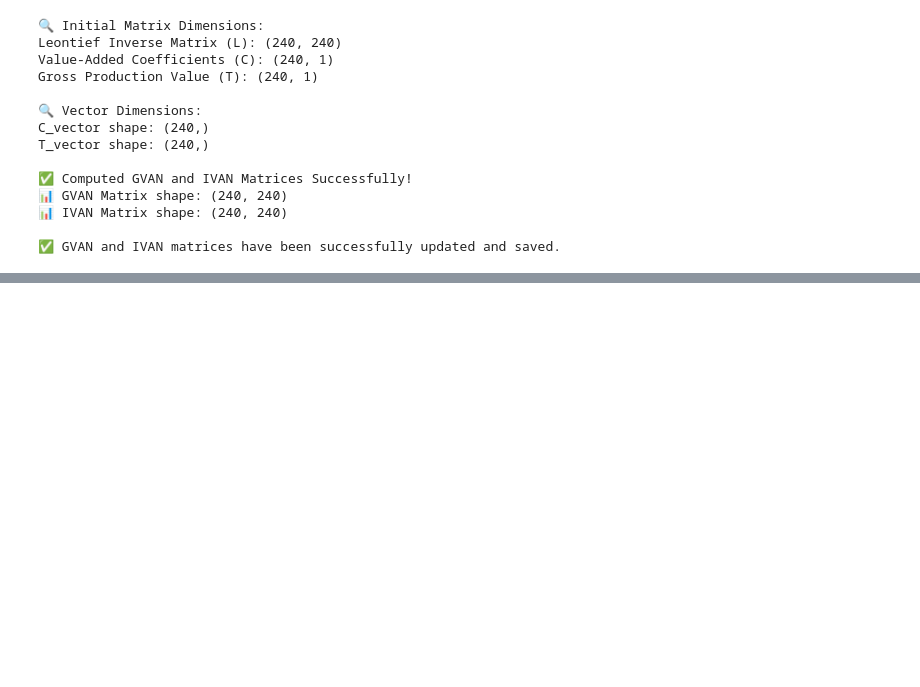
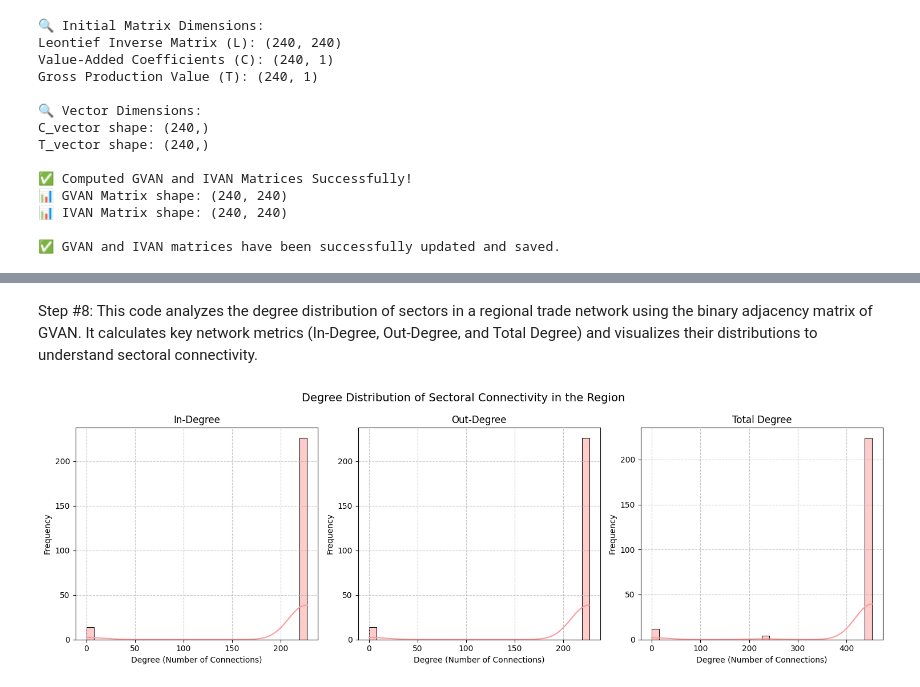
Before and after one commit to erickdiaz3010/tesis-network-analysis, a Jupyter notebook: Thesis_VA_in_CA_Erick.ipynb, the cells around one changed output, grey strips where cells are left out. Drawn from its saved outputs; the diff is of its cells as text; code cells hidden in the pictures; blank space fills up the shorter version.

```diff
--- a/Thesis_VA_in_CA_Erick.ipynb
+++ b/Thesis_VA_in_CA_Erick.ipynb
@@ -879,0 +456,35 @@ print("✅ Sorted nodes with connections in GVAN network have been saved success
+# %% [markdown]
+Step #8: This code analyzes the degree distribution of sectors in a regional trade network using the binary adjacency matrix of GVAN. It calculates key network metrics (In-Degree, Out-Degree, and Total Degree) and visualizes their distributions to understand sectoral connectivity.
+# %%
+import pandas as pd
+import numpy as np
+import matplotlib.pyplot as plt
+import seaborn as sns
+
+# 📌 Load the Binary Adjacency Matrix of GVAN
+drive_path = "/content/drive/MyDrive/Thesis/thesis/Paper input output/data/real/CA IO table 2014 - real.xlsx"
+binary_gvan_matrix = pd.read_excel(drive_path, sheet_name="Binary_Adjacency_GVAN", index_col=0)
+
+# 📌 Compute In-Degree, Out-Degree, and Total Degree using the binary adjacency matrix
+in_degree = binary_gvan_matrix.sum(axis=0)  # Sum of columns (who receives connections)
+out_degree = binary_gvan_matrix.sum(axis=1)  # Sum of rows (who sends connections)
+total_degree = in_degree + out_degree  # Total connectivity per sector
+
+# 📌 Plot degree distributions
+fig, axes = plt.subplots(1, 3, figsize=(15, 5))
+degree_labels = ["In-Degree", "Out-Degree", "Total Degree"]
+degree_data = [in_degree, out_degree, total_degree]
+
+for i, (degree, label) in enumerate(zip(degree_data, degree_labels)):
+    ax = axes[i]
+    sns.histplot(degree, bins=30, kde=True, color="#ff9999", edgecolor="black", ax=ax)
+    ax.set_title(label)
+    ax.set_xlabel("Degree (Number of Connections)")
+    ax.set_ylabel("Frequency")
+    ax.grid(True, linestyle="--", alpha=0.7)
+
+plt.suptitle("Degree Distribution of Sectoral Connectivity in the Region", fontsize=14)
+plt.tight_layout()
+plt.show()
+# %% [output]
+[figure, added]
```
Also changed, not shown: parts of 25 cells of this notebook.
